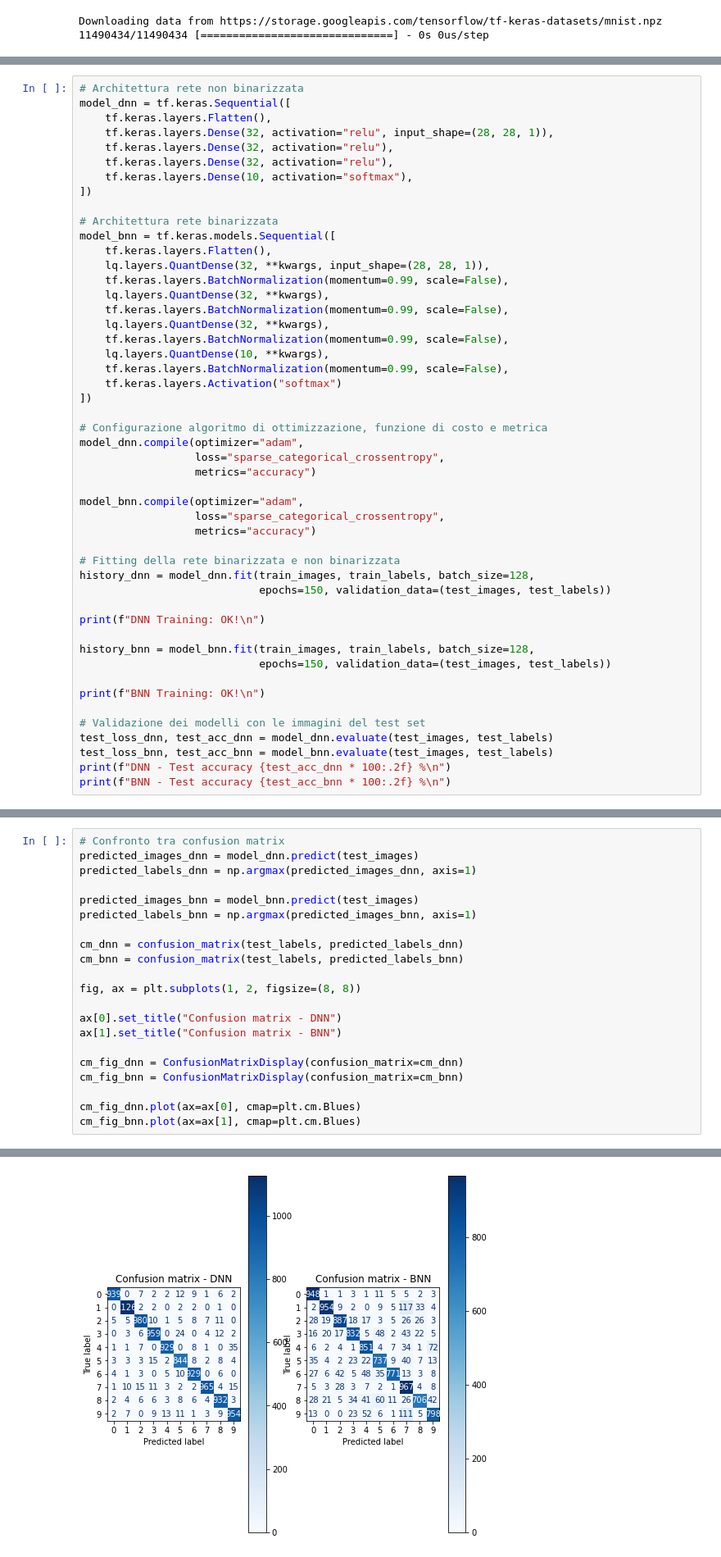
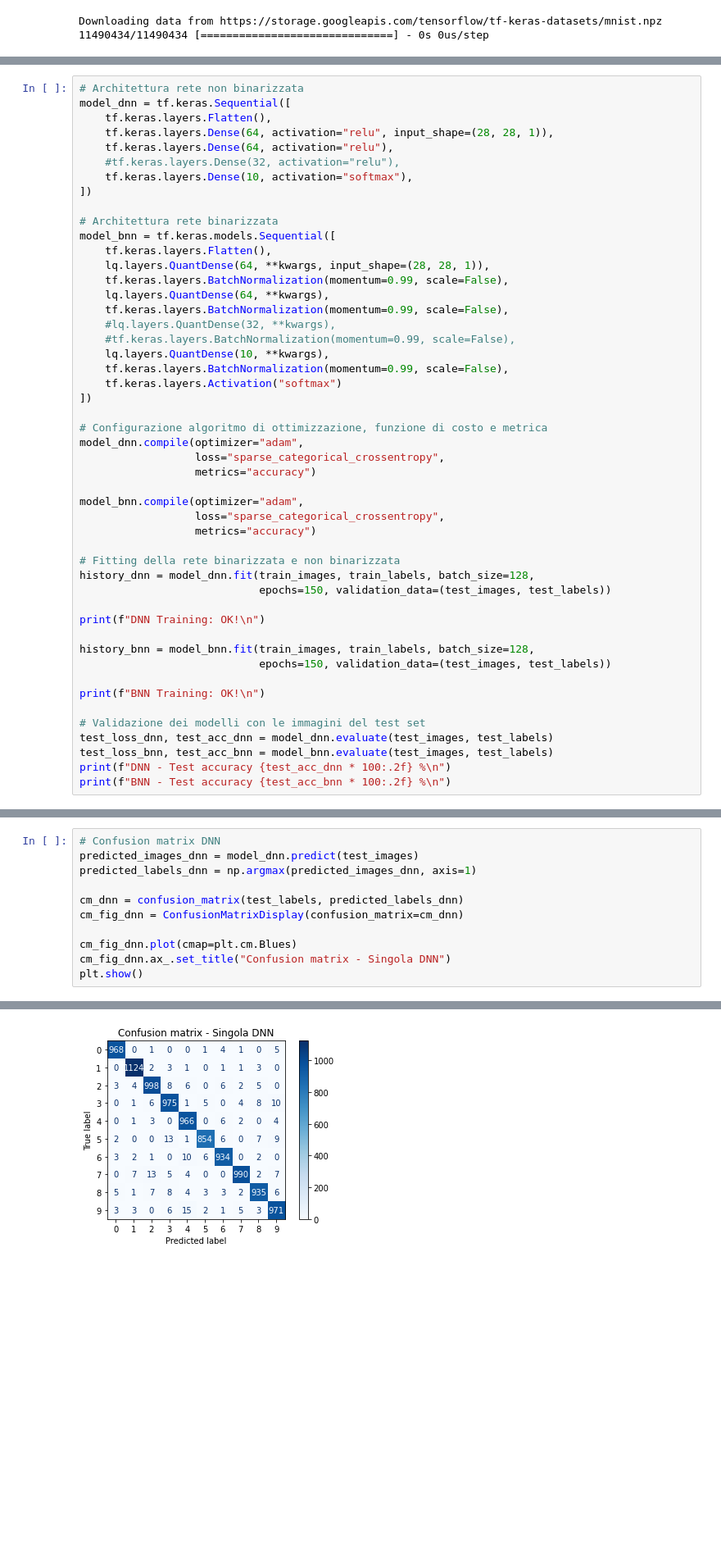
Before and after one commit to badcortex/bnn-experiments, a Jupyter notebook: bnn_ap.ipynb, the cells around one changed output, grey strips where cells are left out. Shown: that part at 82% size. Cells and saved outputs as stored; diff of their text form; blank space fills up the shorter version.

Commit message:
Fixed confusion matrix problem

```diff
--- a/bnn_ap.ipynb
+++ b/bnn_ap.ipynb
@@ -198,21 +198,21 @@ A seguire e' riportato il codice per l'implementazione di una Rete Neurale non b
 # Architettura rete non binarizzata
 model_dnn = tf.keras.Sequential([
     tf.keras.layers.Flatten(),
-    tf.keras.layers.Dense(32, activation="relu", input_shape=(28, 28, 1)),
-    tf.keras.layers.Dense(32, activation="relu"),
-    tf.keras.layers.Dense(32, activation="relu"),
+    tf.keras.layers.Dense(64, activation="relu", input_shape=(28, 28, 1)),
+    tf.keras.layers.Dense(64, activation="relu"),
+    #tf.keras.layers.Dense(32, activation="relu"),
     tf.keras.layers.Dense(10, activation="softmax"),
 ])
 
 # Architettura rete binarizzata
 model_bnn = tf.keras.models.Sequential([
     tf.keras.layers.Flatten(),
-    lq.layers.QuantDense(32, **kwargs, input_shape=(28, 28, 1)),
+    lq.layers.QuantDense(64, **kwargs, input_shape=(28, 28, 1)),
     tf.keras.layers.BatchNormalization(momentum=0.99, scale=False),
-    lq.layers.QuantDense(32, **kwargs),
+    lq.layers.QuantDense(64, **kwargs),
     tf.keras.layers.BatchNormalization(momentum=0.99, scale=False),
-    lq.layers.QuantDense(32, **kwargs),
-    tf.keras.layers.BatchNormalization(momentum=0.99, scale=False),
+    #lq.layers.QuantDense(32, **kwargs),
+    #tf.keras.layers.BatchNormalization(momentum=0.99, scale=False),
     lq.layers.QuantDense(10, **kwargs),
     tf.keras.layers.BatchNormalization(momentum=0.99, scale=False),
     tf.keras.layers.Activation("softmax")
@@ -306,22 +315,12 @@ Text(0.5, 1.0, 'BNN')
 # %%
-# Confronto tra confusion matrix
+# Confusion matrix DNN
 predicted_images_dnn = model_dnn.predict(test_images)
 predicted_labels_dnn = np.argmax(predicted_images_dnn, axis=1)
 
-predicted_images_bnn = model_bnn.predict(test_images)
-predicted_labels_bnn = np.argmax(predicted_images_bnn, axis=1)
+cm_dnn = confusion_matrix(test_labels, predicted_labels_dnn)
+cm_fig_dnn = ConfusionMatrixDisplay(confusion_matrix=cm_dnn)
 
-cm_dnn = confusion_matrix(test_labels, predicted_labels_dnn)
-cm_bnn = confusion_matrix(test_labels, predicted_labels_bnn)
-
-fig, ax = plt.subplots(1, 2, figsize=(8, 8))
-
-ax[0].set_title("Confusion matrix - DNN")
-ax[1].set_title("Confusion matrix - BNN")
-
-cm_fig_dnn = ConfusionMatrixDisplay(confusion_matrix=cm_dnn)
-cm_fig_bnn = ConfusionMatrixDisplay(confusion_matrix=cm_bnn)
-
-cm_fig_dnn.plot(ax=ax[0], cmap=plt.cm.Blues)
-cm_fig_bnn.plot(ax=ax[1], cmap=plt.cm.Blues)
+cm_fig_dnn.plot(cmap=plt.cm.Blues)
+cm_fig_dnn.ax_.set_title("Confusion matrix - Singola DNN")
+plt.show()
 # %% [output]
@@ -331 +328 @@ cm_fig_bnn.plot(ax=ax[1], cmap=plt.cm.Blues)
-[figure, old version]
+[figure, new version]
```
Also changed, not shown: parts of 12 cells of this notebook.
